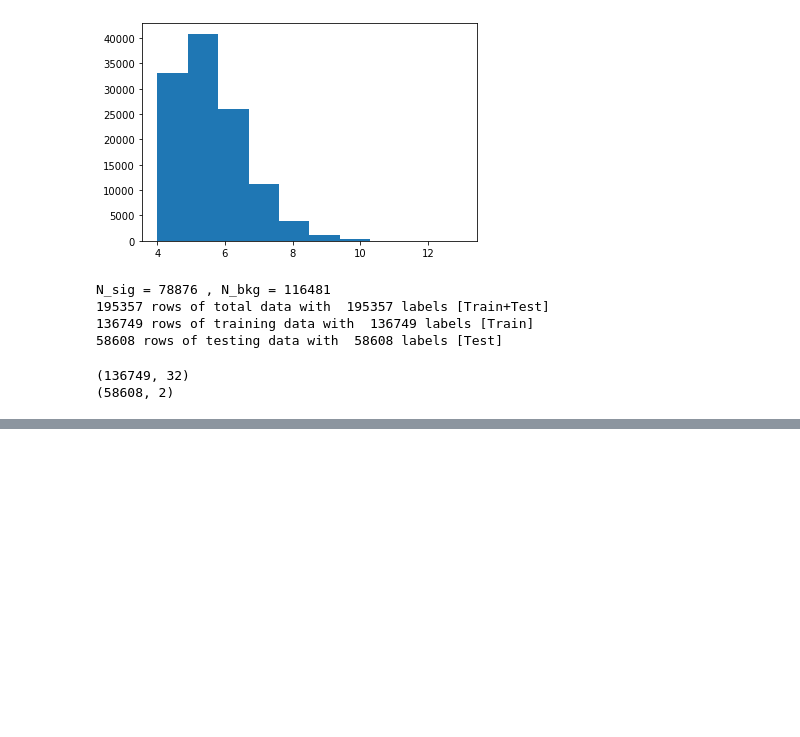
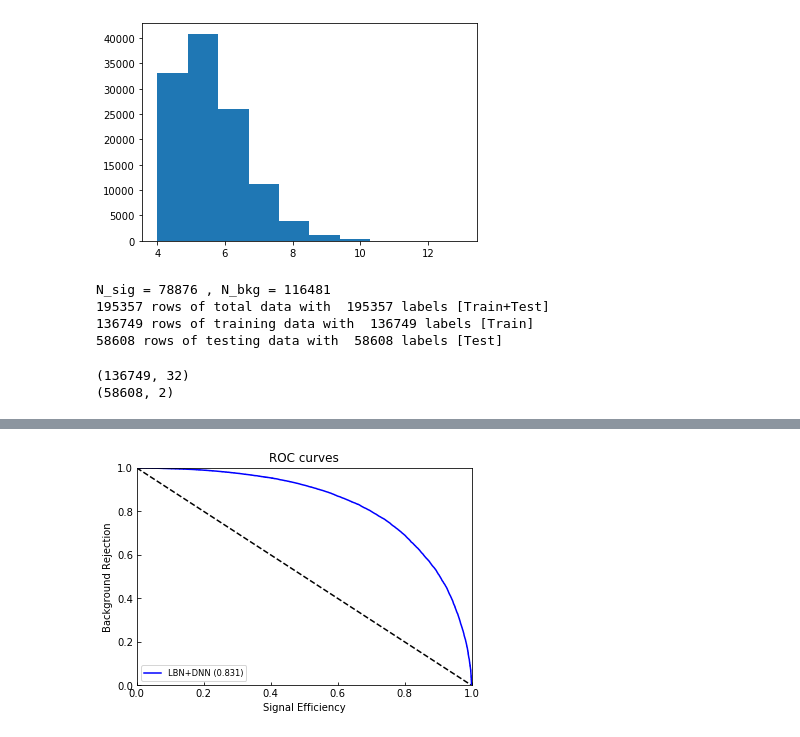
Before and after one commit to neu-physics/dihiggsMLProject, a Jupyter notebook: lorentzBoostNetwork/tensorFlow_lorentzBoost.ipynb, the cells around one changed output, grey strips where cells are left out. Saved outputs shown, nothing was run; the diff lists cells and outputs as text; code cells hidden in the pictures; blank space fills up the shorter version.

```diff
--- a/lorentzBoostNetwork/tensorFlow_lorentzBoost.ipynb
+++ b/lorentzBoostNetwork/tensorFlow_lorentzBoost.ipynb
@@ -343,7 +380,9 @@ model.summary()
 # %%
 # *** 8. Plot the ROC cuves, i.e., background rejection (1 - eff_bkg) vs signal efficiency
 testPredsByEvent = best_model.predict(testVectorsByEvent.copy())
-makeEfficiencyCurves( dict(label="LBN+DNN", labels=testLabelsByEvent, prediction=testPredsByEvent, color="blue"))
+makeEfficiencyCurves( dict(label="LBN+DNN", labels=testLabelsByEvent, prediction=testPredsByEvent, color="blue"), saveDir='test9_logger', _modelName='test', savePlot=True)
+# %% [output]
+[figure, added]
 # %%
 # *** X. Try multiple iterations with same hyperparameters and see collection results
 
```
Also changed, not shown: parts of 10 cells of this notebook, 3 other files.
